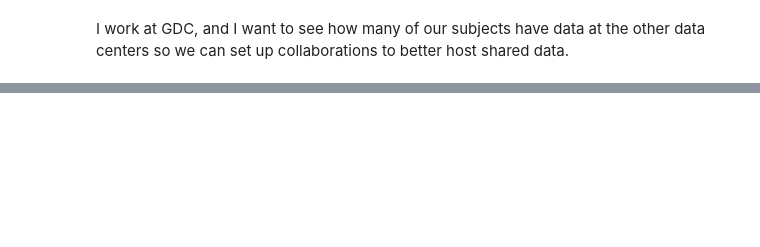
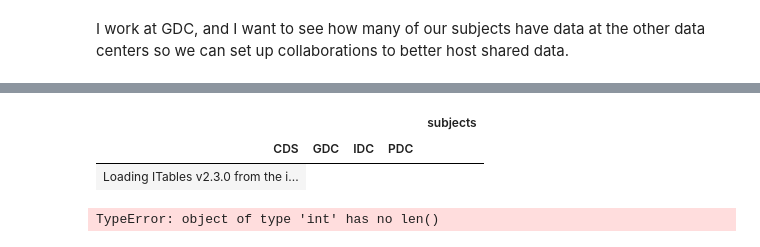
Before and after one commit to CancerDataAggregator/CDA-HelpDesk, a Jupyter notebook: docs/documentation/cdapython/vignettes/009_multidcsubject.ipynb, the cells around one changed output, grey strips where cells are left out. Drawn from its saved outputs; the diff is of its cells as text; code cells hidden in the pictures; blank space fills up the shorter version.

```diff
--- a/docs/documentation/cdapython/vignettes/009_multidcsubject.ipynb
+++ b/docs/documentation/cdapython/vignettes/009_multidcsubject.ipynb
@@ -40,0 +84,38 @@ It looks like at least 12,000 of my subjects have data at the other data centers
+# %%
+import pandas as pd
+from upsetplot import UpSet, from_memberships
+import matplotlib.pyplot as plt
+
+# Your data
+data = {
+    'data_source': [
+        'GDC only',
+        'GDC + IDC',
+        'GDC + CDS + IDC',
+        'PDC + GDC + CDS + IDC',
+        'PDC + GDC + IDC',
+        'PDC + GDC',
+        'PDC + GDC + CDS',
+        'GDC + CDS'
+    ],
+    'subjects': [32207, 9423, 1278, 1106, 763, 197, 44, 12]
+}
+
+df = pd.DataFrame(data)
+
+# Parse sources into frozenset for each intersection
+def parse_sources(s):
+    s = s.replace(' only', '')  # remove "only"
+    return frozenset(s.split(' + '))
+
+df['memberships'] = df['data_source'].apply(parse_sources)
+
+# Build the UpSet data object with weights (subjects)
+upset_data = from_memberships(df['memberships'], data=df['subjects'])
+
+# Create the UpSet plot
+plt.figure(figsize=(10, 6))
+upset = UpSet(upset_data, subset_size='sum', show_counts='%d')
+upset.plot()
+plt.suptitle("Subject Overlaps Across Data Sources", y=1.05)
+plt.show()
@@ -40,0 +142,11 @@ It looks like at least 12,000 of my subjects have data at the other data centers
+# %%
+from_memberships(df['memberships'], data=df['subjects'])
+# %% [output]
+|  |  |  |  | subjects |
+| CDS | GDC | IDC | PDC |  |
+| Loading ITables v2.3.0 from the i... |
+# %%
+fig, ax = venn.venn2(labels['subjects'], names=['a','b','c','d','e','f', 'g', 'h'])
+fig.show()
+# %% [output]
+TypeError: object of type 'int' has no len()
```
Also changed, not shown: parts of 13 cells of this notebook, 7 other files.
